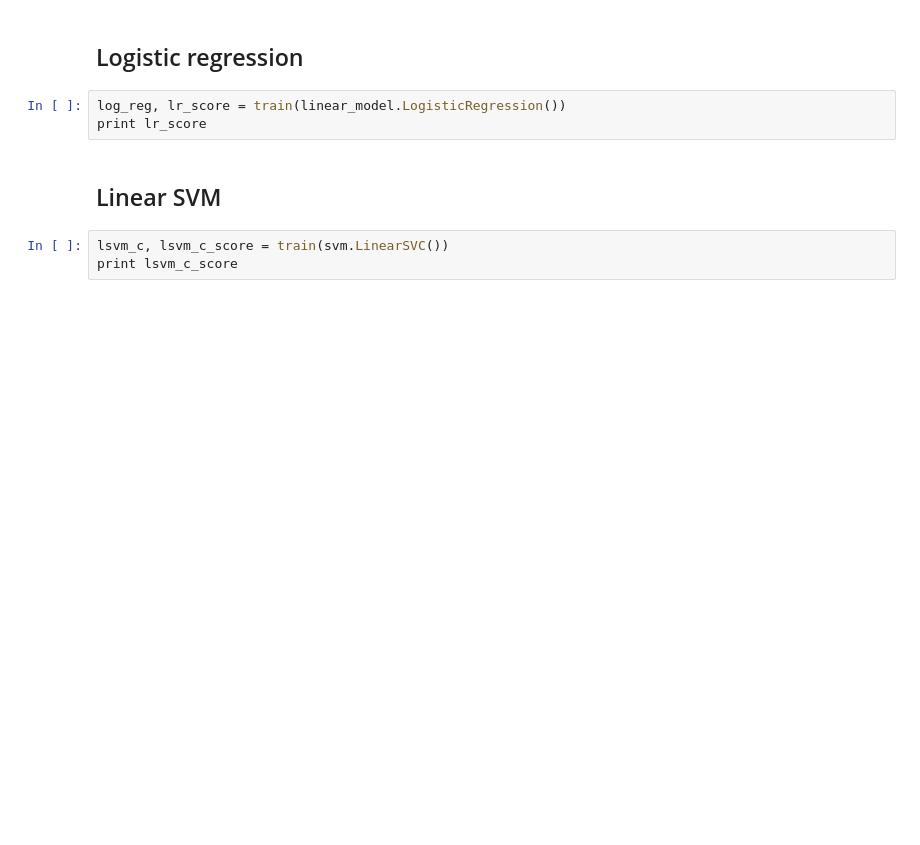
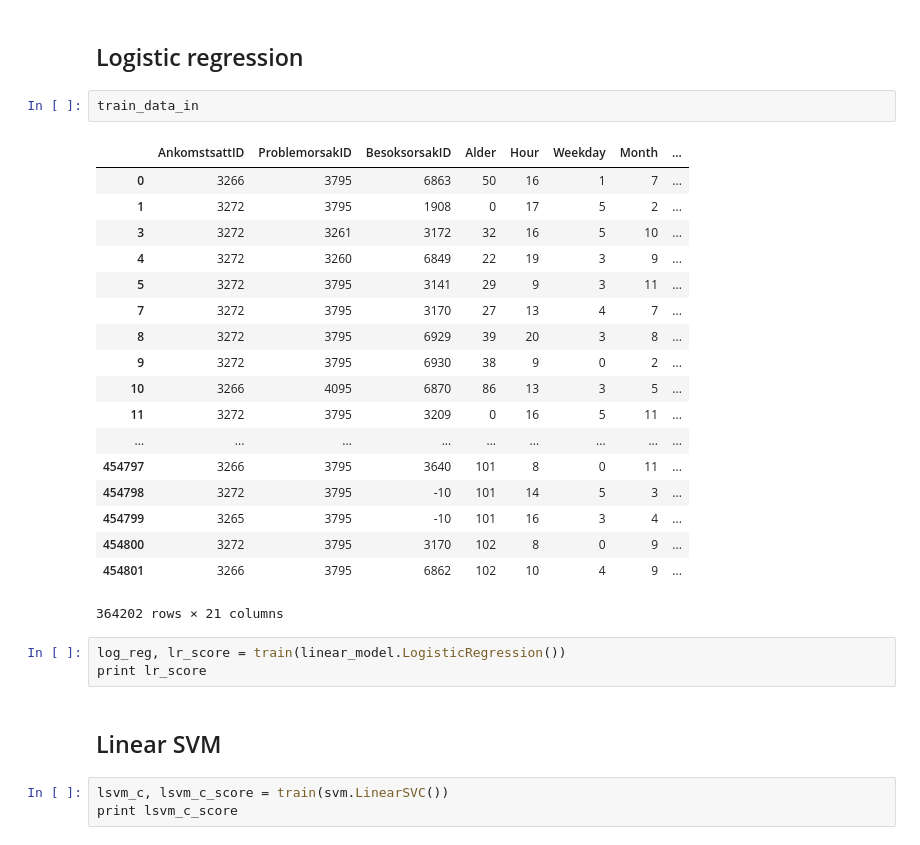
Before and after one commit to solomatov/cs109-project, a Jupyter notebook: ER.ipynb, the cells around one changed output. Drawn from its saved outputs; the diff is of its cells as text; blank space fills up the shorter version.

```diff
--- a/ER.ipynb
+++ b/ER.ipynb
@@ -554,5 +599,26 @@ print rf_score
 # %% [markdown]
 ## Logistic regression
+# %%
+train_data_in
+# %% [output]
+|  | AnkomstsattID | ProblemorsakID | BesoksorsakID | Alder | Hour | Weekday | Month | ... |
+| 0 | 3266 | 3795 | 6863 | 50 | 16 | 1 | 7 | ... |
+| 1 | 3272 | 3795 | 1908 | 0 | 17 | 5 | 2 | ... |
+| 3 | 3272 | 3261 | 3172 | 32 | 16 | 5 | 10 | ... |
+| 4 | 3272 | 3260 | 6849 | 22 | 19 | 3 | 9 | ... |
+| 5 | 3272 | 3795 | 3141 | 29 | 9 | 3 | 11 | ... |
+| 7 | 3272 | 3795 | 3170 | 27 | 13 | 4 | 7 | ... |
+| 8 | 3272 | 3795 | 6929 | 39 | 20 | 3 | 8 | ... |
+| 9 | 3272 | 3795 | 6930 | 38 | 9 | 0 | 2 | ... |
+| 10 | 3266 | 4095 | 6870 | 86 | 13 | 3 | 5 | ... |
+| 11 | 3272 | 3795 | 3209 | 0 | 16 | 5 | 11 | ... |
+| ... | ... | ... | ... | ... | ... | ... | ... | ... |
+| 454797 | 3266 | 3795 | 3640 | 101 | 8 | 0 | 11 | ... |
+| 454798 | 3272 | 3795 | -10 | 101 | 14 | 5 | 3 | ... |
+| 454799 | 3265 | 3795 | -10 | 101 | 16 | 3 | 4 | ... |
+| 454800 | 3272 | 3795 | 3170 | 102 | 8 | 0 | 9 | ... |
+| 454801 | 3266 | 3795 | 6862 | 102 | 10 | 4 | 9 | ... |
+364202 rows × 21 columns
 # %%
 log_reg, lr_score = train(linear_model.LogisticRegression())
 print lr_score
```
Also changed, not shown: parts of 2 cells of this notebook.
